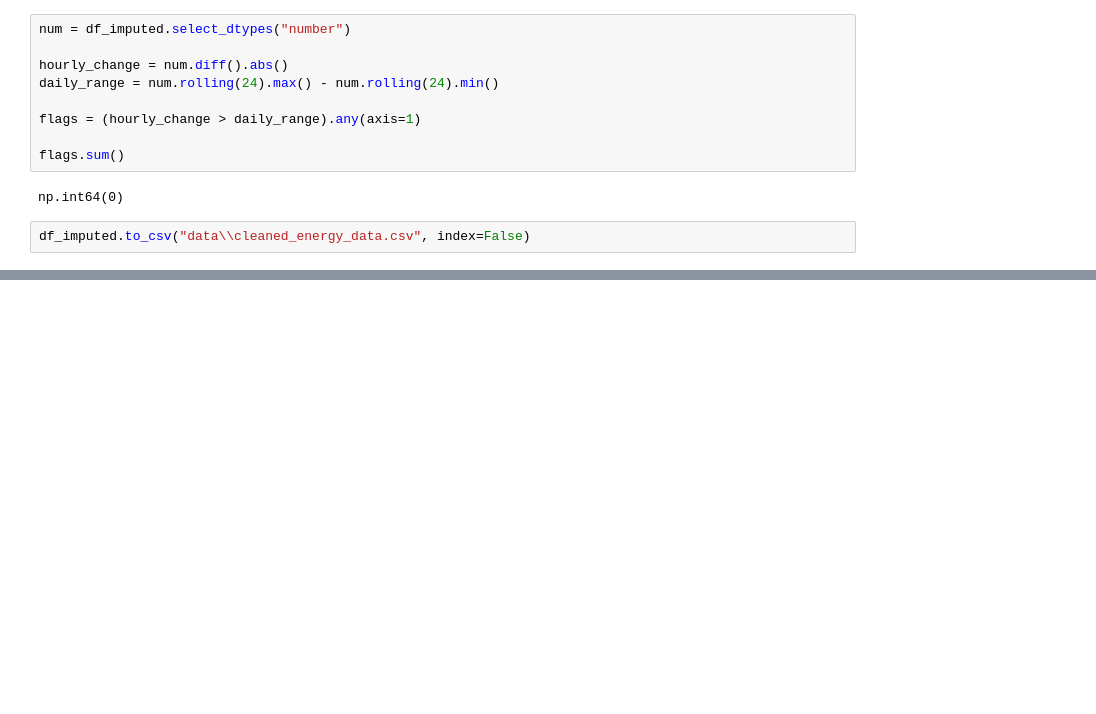
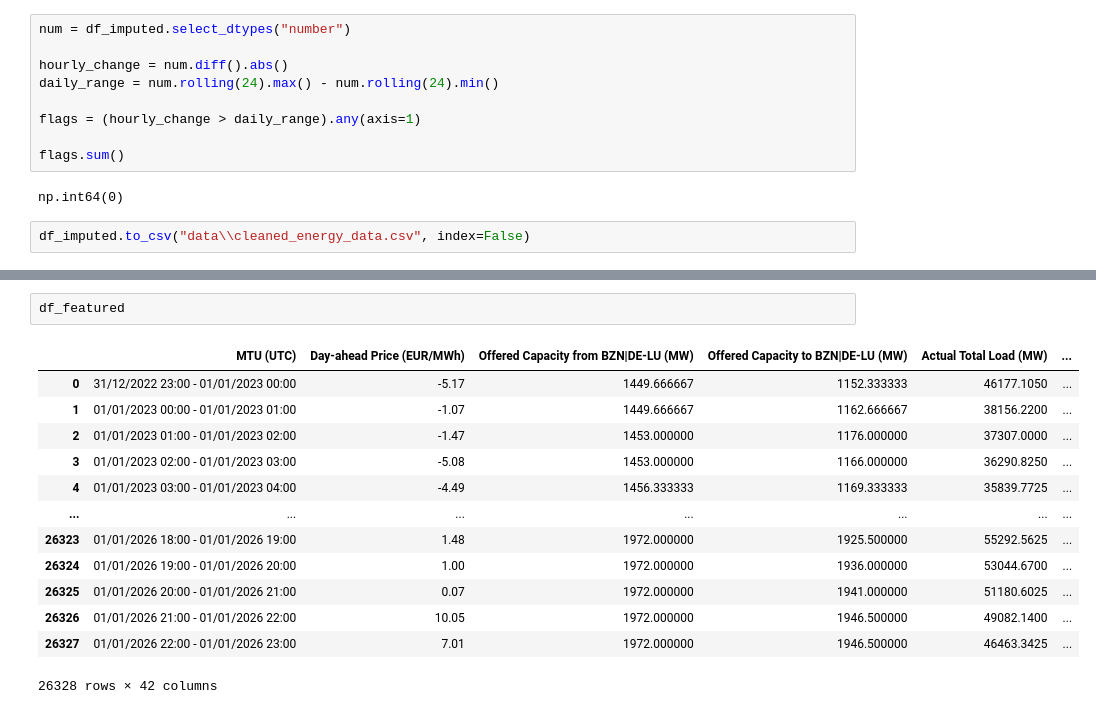
Before and after one commit to Nikshay-Jain/eu-power-fair-value, a Jupyter notebook: nb.ipynb, the cells around one changed output, grey strips where cells are left out. Cells and saved outputs as stored; diff of their text form; blank space fills up the shorter version.

```diff
--- a/nb.ipynb
+++ b/nb.ipynb
@@ -681,0 +834,16 @@ df_imputed.to_csv("data\\cleaned_energy_data.csv", index=False)
+# %%
+df_featured
+# %% [output]
+|  | MTU (UTC) | Day-ahead Price (EUR/MWh) | Offered Capacity from BZN|DE-LU (MW) | Offered Capacity to BZN|DE-LU (MW) | Actual Total Load (MW) | ... |
+| 0 | 31/12/2022 23:00 - 01/01/2023 00:00 | -5.17 | 1449.666667 | 1152.333333 | 46177.1050 | ... |
+| 1 | 01/01/2023 00:00 - 01/01/2023 01:00 | -1.07 | 1449.666667 | 1162.666667 | 38156.2200 | ... |
+| 2 | 01/01/2023 01:00 - 01/01/2023 02:00 | -1.47 | 1453.000000 | 1176.000000 | 37307.0000 | ... |
+| 3 | 01/01/2023 02:00 - 01/01/2023 03:00 | -5.08 | 1453.000000 | 1166.000000 | 36290.8250 | ... |
+| 4 | 01/01/2023 03:00 - 01/01/2023 04:00 | -4.49 | 1456.333333 | 1169.333333 | 35839.7725 | ... |
+| ... | ... | ... | ... | ... | ... | ... |
+| 26323 | 01/01/2026 18:00 - 01/01/2026 19:00 | 1.48 | 1972.000000 | 1925.500000 | 55292.5625 | ... |
+| 26324 | 01/01/2026 19:00 - 01/01/2026 20:00 | 1.00 | 1972.000000 | 1936.000000 | 53044.6700 | ... |
+| 26325 | 01/01/2026 20:00 - 01/01/2026 21:00 | 0.07 | 1972.000000 | 1941.000000 | 51180.6025 | ... |
+| 26326 | 01/01/2026 21:00 - 01/01/2026 22:00 | 10.05 | 1972.000000 | 1946.500000 | 49082.1400 | ... |
+| 26327 | 01/01/2026 22:00 - 01/01/2026 23:00 | 7.01 | 1972.000000 | 1946.500000 | 46463.3425 | ... |
+26328 rows × 42 columns
```
Also changed, not shown: parts of 10 cells of this notebook, 5 other files.
